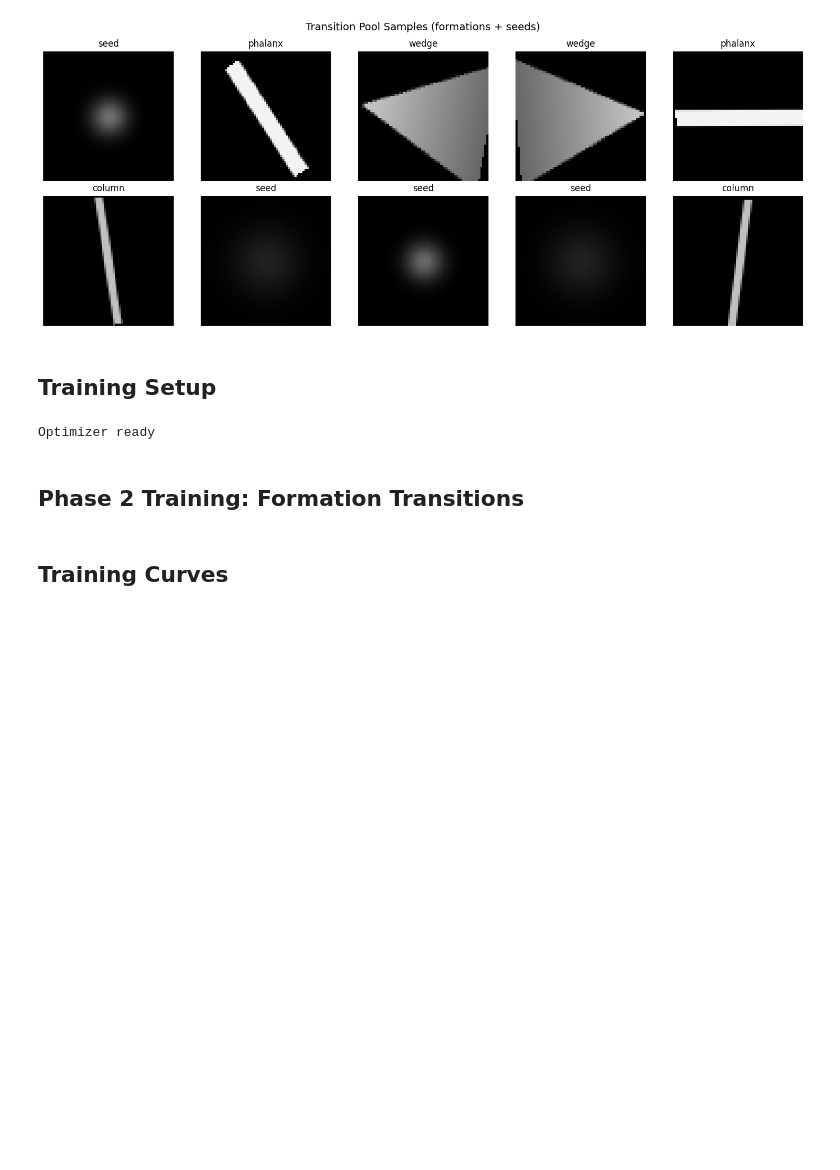
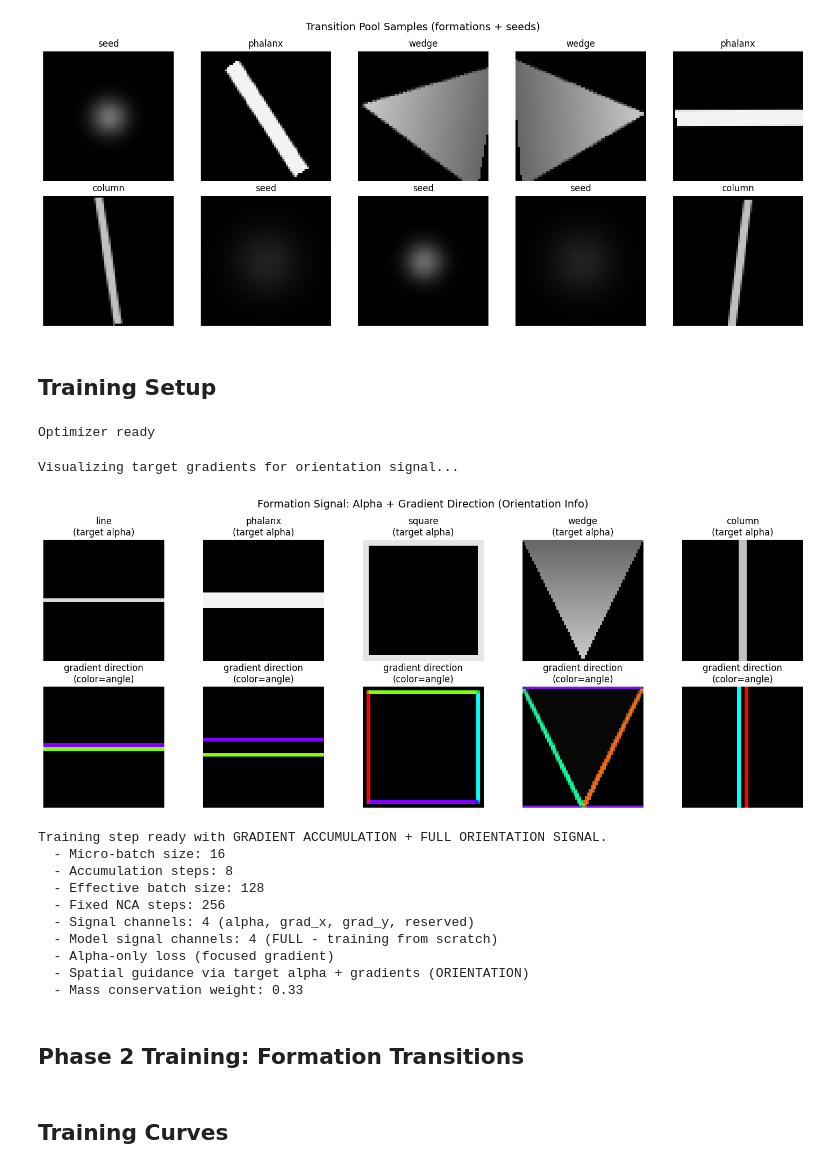
Before and after one commit to JackHopkins/FormationHNCA, a Jupyter notebook: notebooks/phase2_formation_transitions.ipynb, the cells around one changed output. Drawn from its saved outputs; the diff is of its cells as text; code cells hidden in the pictures; blank space fills up the shorter version.

```diff
--- a/notebooks/phase2_formation_transitions.ipynb
+++ b/notebooks/phase2_formation_transitions.ipynb
@@ -495,13 +502,13 @@ Optimizer ready
 # 5. Gradient accumulation over multiple micro-batches
 
 NUM_CHECKPOINTS = 4
-MASS_CONSERVATION_WEIGHT = 0.5
+MASS_CONSERVATION_WEIGHT = 0.33
 
 # FIX: Use fixed step count to avoid JIT recompilation
 FIXED_NUM_STEPS = 256
 
 # === GRADIENT ACCUMULATION CONFIG ===
-ACCUM_STEPS = 4  # Accumulate gradients over 4 micro-batches
+ACCUM_STEPS = 8  # Accumulate gradients over 8 micro-batches
 # Effective batch size = config.batch_size * ACCUM_STEPS
 
 # Number of channels in formation signal
@@ -672,33 +679,46 @@ for idx, (name, target) in enumerate(targets.items()):
     grad_y = test_signal[0, ..., 2]
     angle = np.arctan2(np.array(grad_y), np.array(grad_x))
     magnitude = np.sqrt(np.array(grad_x)**2 + np.array(grad_y)**2)
 
     # Create HSV image
     hsv = np.zeros((GRID_SIZE, GRID_SIZE, 3))
     hsv[..., 0] = (angle + np.pi) / (2 * np.pi)  # Hue: direction
     hsv[..., 1] = np.clip(magnitude * 2, 0, 1)    # Saturation: magnitude
     hsv[..., 2] = np.clip(magnitude * 2, 0, 1)    # Value: magnitude
 
     from matplotlib.colors import hsv_to_rgb
     rgb = hsv_to_rgb(hsv)
     axes[1, idx].imshow(rgb)
     axes[1, idx].set_title(f'gradient direction\n(color=angle)')
     axes[1, idx].axis('off')
 
 plt.suptitle('Formation Signal: Alpha + Gradient Direction (Orientation Info)', fontsize=14)
 plt.tight_layout()
 plt.show()
 
 print("\nTraining step ready with GRADIENT ACCUMULATION + FULL ORIENTATION SIGNAL.")
 print(f"  - Micro-batch size: {config.batch_size}")
 print(f"  - Accumulation steps: {ACCUM_STEPS}")
 print(f"  - Effective batch size: {config.batch_size * ACCUM_STEPS}")
 print(f"  - Fixed NCA steps: {FIXED_NUM_STEPS}")
 print(f"  - Signal channels: {SIGNAL_CHANNELS} (alpha, grad_x, grad_y, reserved)")
 print(f"  - Model signal channels: {MODEL_SIGNAL_CHANNELS} (FULL - training from scratch)")
 print(f"  - Alpha-only loss (focused gradient)")
 print(f"  - Spatial guidance via target alpha + gradients (ORIENTATION)")
 print(f"  - Mass conservation weight: {MASS_CONSERVATION_WEIGHT}")
+# %% [output]
+Visualizing target gradients for orientation signal...
+[figure, added]
+Training step ready with GRADIENT ACCUMULATION + FULL ORIENTATION SIGNAL.
+  - Micro-batch size: 16
+  - Accumulation steps: 8
+  - Effective batch size: 128
+  - Fixed NCA steps: 256
+  - Signal channels: 4 (alpha, grad_x, grad_y, reserved)
+  - Model signal channels: 4 (FULL - training from scratch)
+  - Alpha-only loss (focused gradient)
+  - Spatial guidance via target alpha + gradients (ORIENTATION)
+  - Mass conservation weight: 0.33
 # %% [markdown]
 ## Phase 2 Training: Formation Transitions
 # %%
```
Also changed, not shown: parts of 3 cells of this notebook.
